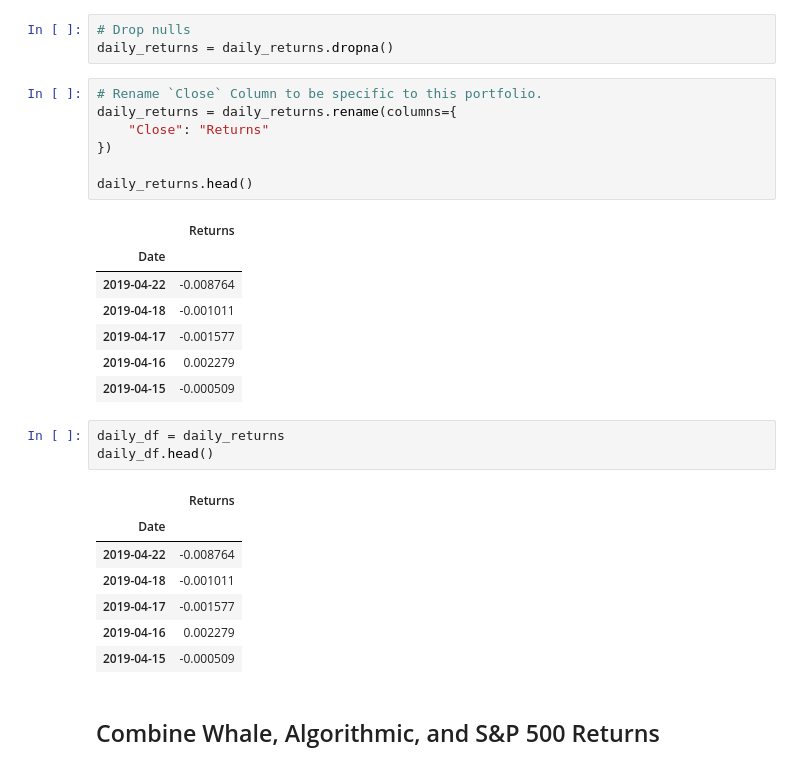
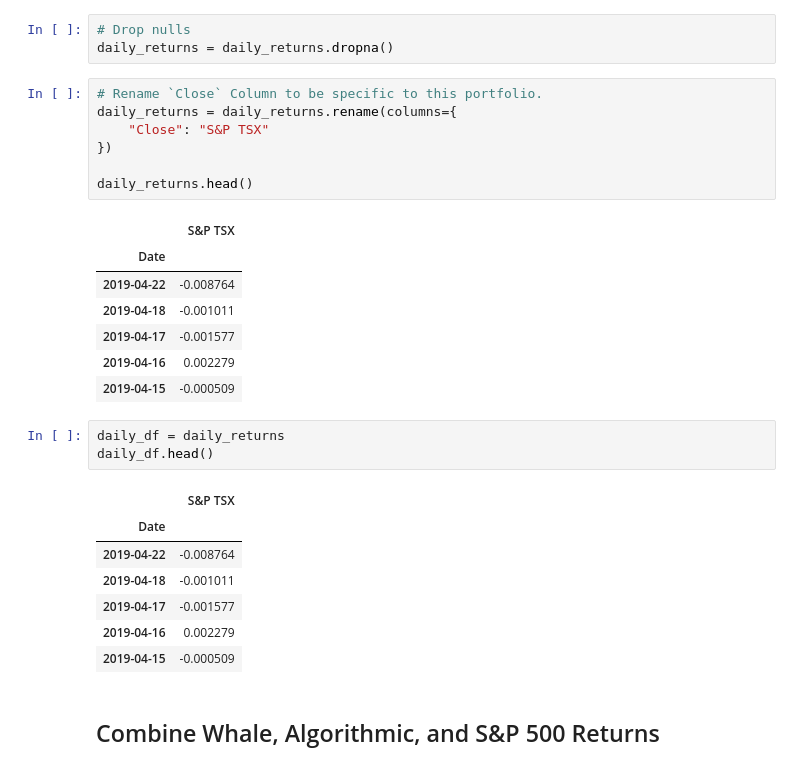
Before and after one commit to eyva19/Portfolio_perfomance_assessment, a Jupyter notebook: whale_analysis.ipynb, the cells around one changed output. Cells and saved outputs as stored; diff of their text form.

```diff
--- a/whale_analysis.ipynb
+++ b/whale_analysis.ipynb
@@ -170,12 +170,12 @@ daily_returns = daily_returns.dropna()
 # %%
 # Rename `Close` Column to be specific to this portfolio.
 daily_returns = daily_returns.rename(columns={
-    "Close": "Returns"
+    "Close": "S&P TSX"
 })
 
 daily_returns.head()
 # %% [output]
-|  | Returns |
+|  | S&P TSX |
 | Date |  |
 | 2019-04-22 | -0.008764 |
 | 2019-04-18 | -0.001011 |
@@ -186,7 +186,7 @@ daily_returns.head()
 daily_df = daily_returns
 daily_df.head()
 # %% [output]
-|  | Returns |
+|  | S&P TSX |
 | Date |  |
 | 2019-04-22 | -0.008764 |
 | 2019-04-18 | -0.001011 |
```
Also changed, not shown: parts of 2 cells of this notebook.
